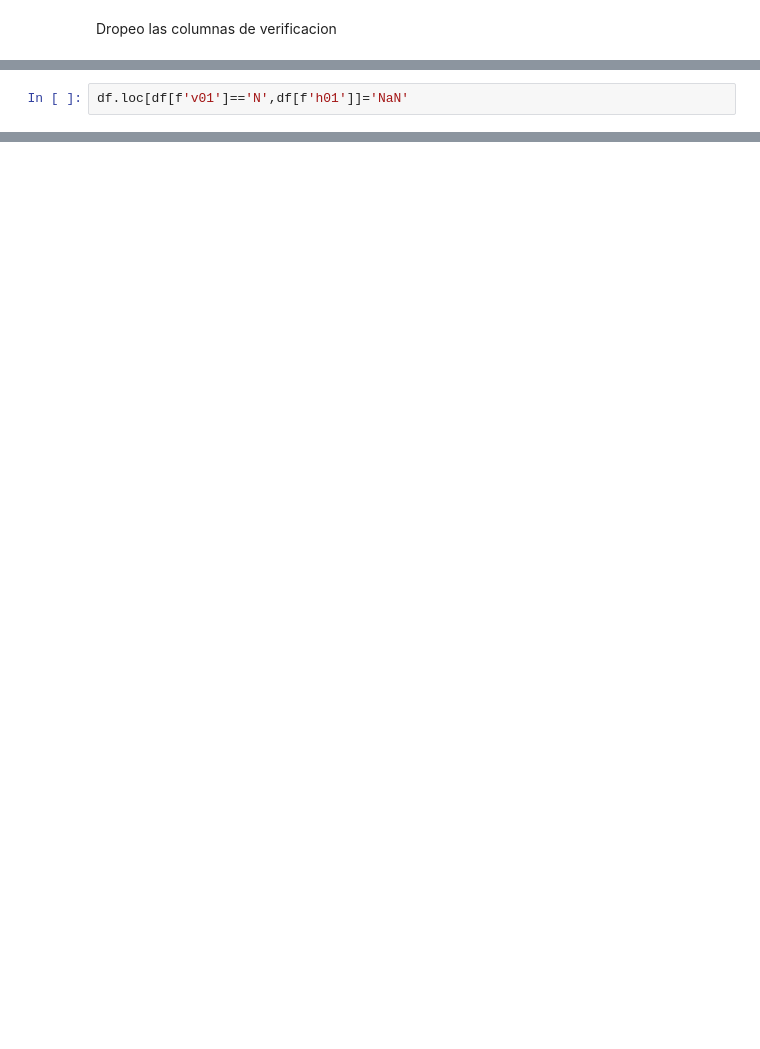
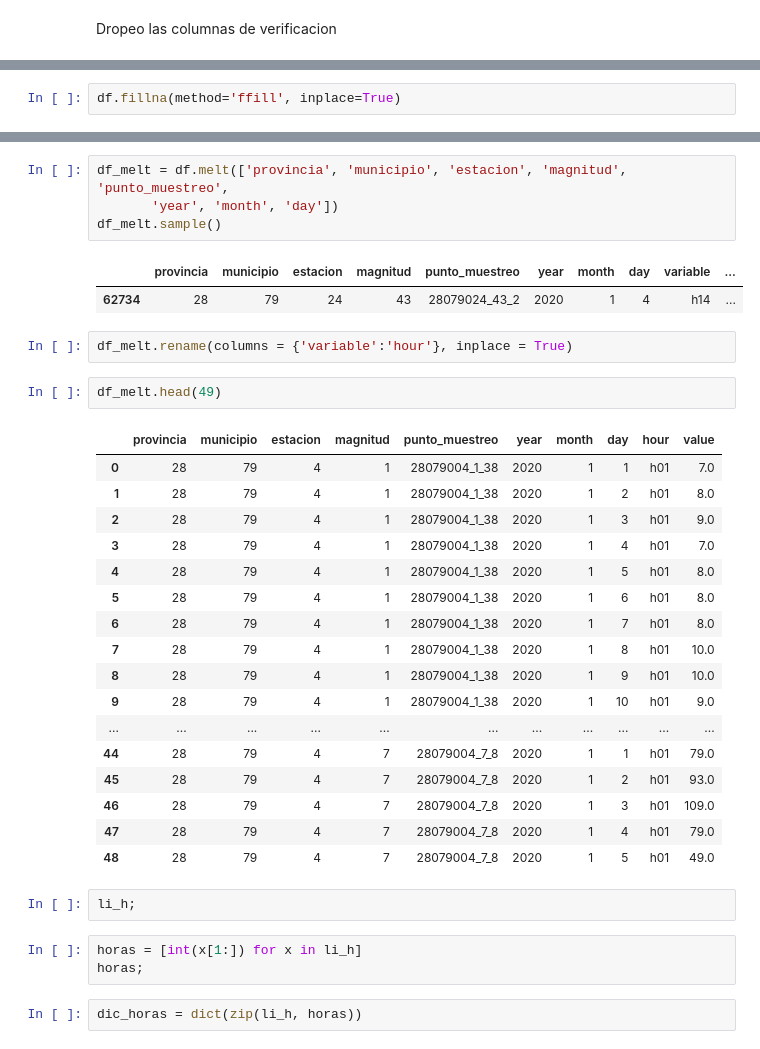
Before and after one commit to 4tolon/Aire_de_calidad, a Jupyter notebook: notebooks/manipulacion_2.ipynb, the cells around one changed output, grey strips where cells are left out. Saved outputs shown, nothing was run; the diff lists cells and outputs as text; blank space fills up the shorter version.

```diff
--- a/notebooks/manipulacion_2.ipynb
+++ b/notebooks/manipulacion_2.ipynb
@@ -154,2 +188,0 @@ df[f'h01'].isna().sum()
-# %%
-df.loc[df[f'v01']=='N',df[f'h01']]='NaN'
@@ -155,0 +218,2 @@ df.loc[df[f'v01']=='N',df[f'h01']]='NaN'
+# %%
+df.fillna(method='ffill', inplace=True)
@@ -155,0 +276,36 @@ df.loc[df[f'v01']=='N',df[f'h01']]='NaN'
+# %%
+df_melt = df.melt(['provincia', 'municipio', 'estacion', 'magnitud', 'punto_muestreo',
+       'year', 'month', 'day'])
+df_melt.sample()
+# %% [output]
+|  | provincia | municipio | estacion | magnitud | punto_muestreo | year | month | day | variable | ... |
+| 62734 | 28 | 79 | 24 | 43 | 28079024_43_2 | 2020 | 1 | 4 | h14 | ... |
+# %%
+df_melt.rename(columns = {'variable':'hour'}, inplace = True)
+# %%
+df_melt.head(49)
+# %% [output]
+|  | provincia | municipio | estacion | magnitud | punto_muestreo | year | month | day | hour | value |
+| 0 | 28 | 79 | 4 | 1 | 28079004_1_38 | 2020 | 1 | 1 | h01 | 7.0 |
+| 1 | 28 | 79 | 4 | 1 | 28079004_1_38 | 2020 | 1 | 2 | h01 | 8.0 |
+| 2 | 28 | 79 | 4 | 1 | 28079004_1_38 | 2020 | 1 | 3 | h01 | 9.0 |
+| 3 | 28 | 79 | 4 | 1 | 28079004_1_38 | 2020 | 1 | 4 | h01 | 7.0 |
+| 4 | 28 | 79 | 4 | 1 | 28079004_1_38 | 2020 | 1 | 5 | h01 | 8.0 |
+| 5 | 28 | 79 | 4 | 1 | 28079004_1_38 | 2020 | 1 | 6 | h01 | 8.0 |
+| 6 | 28 | 79 | 4 | 1 | 28079004_1_38 | 2020 | 1 | 7 | h01 | 8.0 |
+| 7 | 28 | 79 | 4 | 1 | 28079004_1_38 | 2020 | 1 | 8 | h01 | 10.0 |
+| 8 | 28 | 79 | 4 | 1 | 28079004_1_38 | 2020 | 1 | 9 | h01 | 10.0 |
+| 9 | 28 | 79 | 4 | 1 | 28079004_1_38 | 2020 | 1 | 10 | h01 | 9.0 |
+| ... | ... | ... | ... | ... | ... | ... | ... | ... | ... | ... |
+| 44 | 28 | 79 | 4 | 7 | 28079004_7_8 | 2020 | 1 | 1 | h01 | 79.0 |
+| 45 | 28 | 79 | 4 | 7 | 28079004_7_8 | 2020 | 1 | 2 | h01 | 93.0 |
+| 46 | 28 | 79 | 4 | 7 | 28079004_7_8 | 2020 | 1 | 3 | h01 | 109.0 |
+| 47 | 28 | 79 | 4 | 7 | 28079004_7_8 | 2020 | 1 | 4 | h01 | 79.0 |
+| 48 | 28 | 79 | 4 | 7 | 28079004_7_8 | 2020 | 1 | 5 | h01 | 49.0 |
+# %%
+li_h;
+# %%
+horas = [int(x[1:]) for x in li_h]
+horas;
+# %%
+dic_horas = dict(zip(li_h, horas))
```
Also changed, not shown: parts of 33 cells of this notebook.
